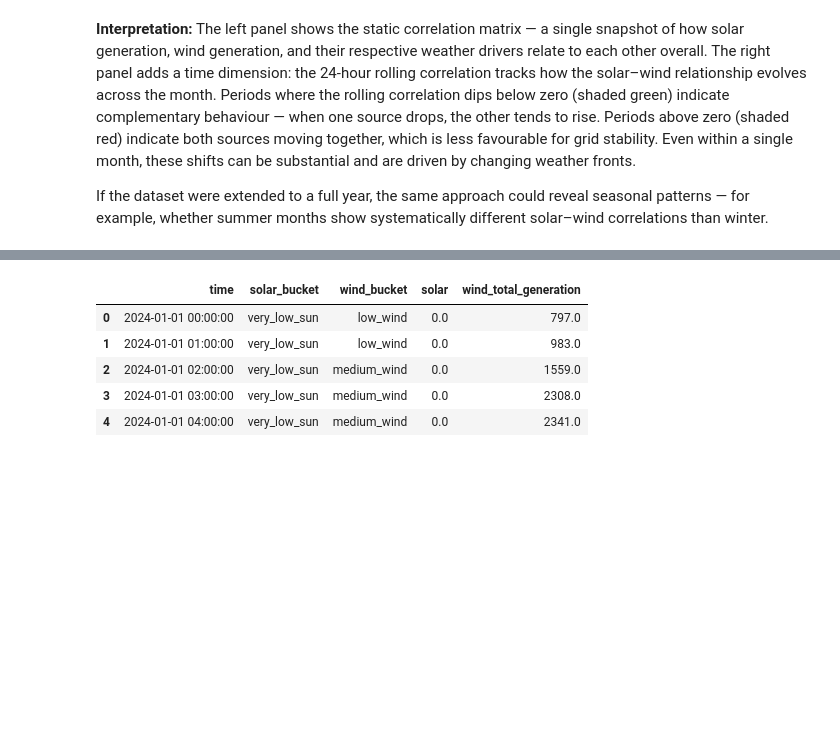
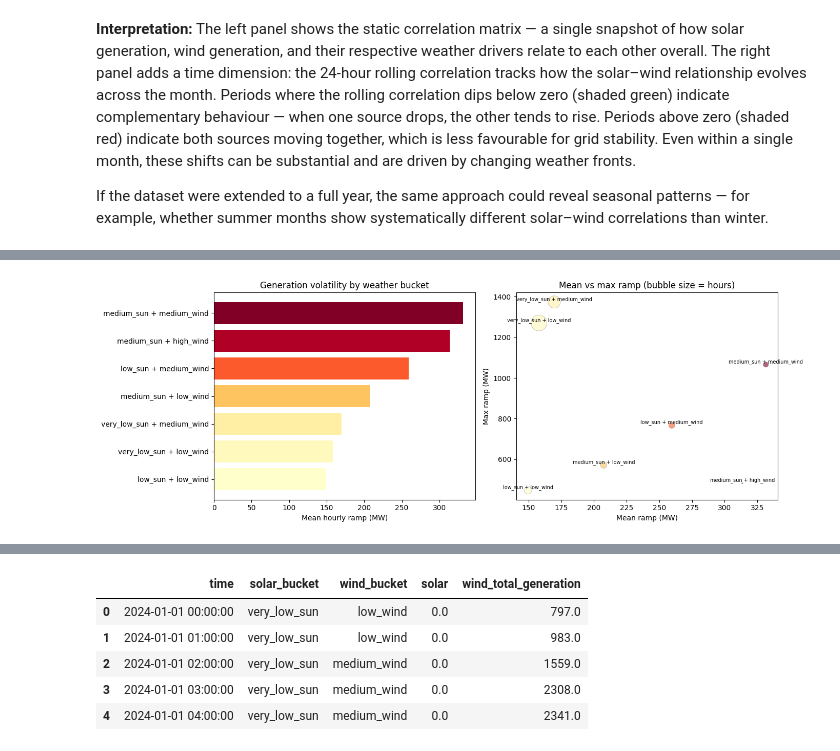
Before and after one commit to yosufe03/BDINF_Project, a Jupyter notebook: anaconda_projects/main.ipynb, the cells around one changed output, grey strips where cells are left out. Cells and saved outputs as stored; diff of their text form; code cells hidden in the pictures; blank space fills up the shorter version.

```diff
--- a/anaconda_projects/main.ipynb
+++ b/anaconda_projects/main.ipynb
@@ -828,0 +885,8 @@ This is still a small in-memory example in Python, but it follows the MapReduce
+# %%
+# MAP step: emit (combined_weather_bucket, ramp_value) for each hour
+ramp_map = []
+for _, row in merged_df.dropna(subset=["renewable_ramp"]).iterrows():
+    ramp_map.append((row["combined_weather"], row["renewable_ramp"]))
+
+print(f"MAP produced {len(ramp_map)} key-value pairs.")
+print("Sample ramp map output:", ramp_map[:5])
@@ -828,0 +927,38 @@ This is still a small in-memory example in Python, but it follows the MapReduce
+# %%
+fig, axes = plt.subplots(1, 2, figsize=(14, 5))
+
+# Left: mean ramp per bucket (horizontal bar chart)
+sorted_df = ramp_reduce_df.sort_values("mean_ramp_MW", ascending=True)
+
+norm = plt.Normalize(sorted_df["mean_ramp_MW"].min(),
+                     sorted_df["mean_ramp_MW"].max())
+colors = plt.cm.YlOrRd(norm(sorted_df["mean_ramp_MW"].values))
+
+axes[0].barh(sorted_df["weather_bucket"], sorted_df["mean_ramp_MW"], color=colors)
+axes[0].set_xlabel("Mean hourly ramp (MW)")
+axes[0].set_title("Generation volatility by weather bucket")
+
+# Right: max ramp vs mean ramp (scatter), bubble size = hour count
+axes[1].scatter(
+    ramp_reduce_df["mean_ramp_MW"],
+    ramp_reduce_df["max_ramp_MW"],
+    s=ramp_reduce_df["hours"] * 1.5,
+    alpha=0.6,
+    c=ramp_reduce_df["mean_ramp_MW"],
+    cmap="YlOrRd",
+    edgecolors="gray",
+    linewidth=0.5,
+)
+for _, row in ramp_reduce_df.iterrows():
+    axes[1].annotate(
+        row["weather_bucket"], (row["mean_ramp_MW"], row["max_ramp_MW"]),
+        fontsize=7, ha="center", va="bottom"
+    )
+axes[1].set_xlabel("Mean ramp (MW)")
+axes[1].set_ylabel("Max ramp (MW)")
+axes[1].set_title("Mean vs max ramp (bubble size = hours)")
+
+plt.tight_layout()
+plt.show()
+# %% [output]
+[figure, added]
```
Also changed, not shown: parts of 10 cells of this notebook.
